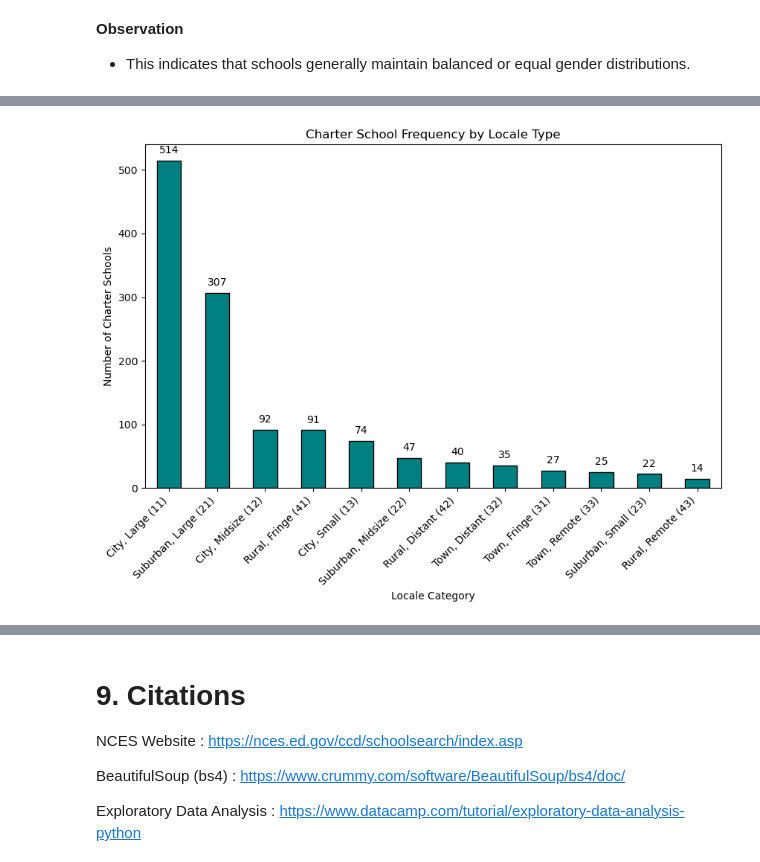
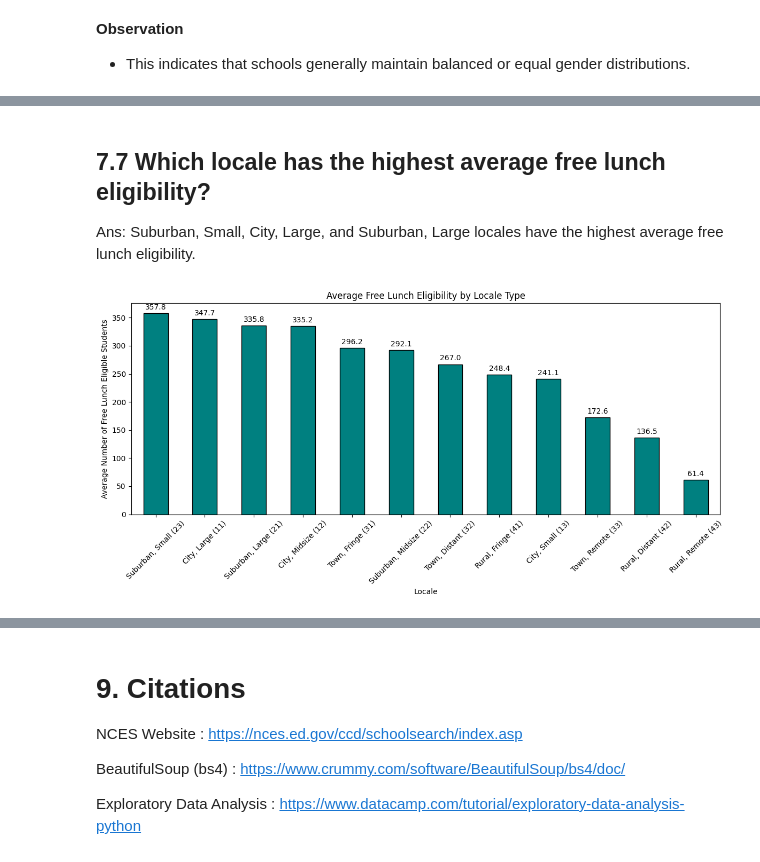
Before and after one commit to rodney-hong/eds-6340-project, a Jupyter notebook: Team 4_Midterm Project.ipynb, the cells around one changed output, grey strips where cells are left out. Drawn from its saved outputs; the diff is of its cells as text; code cells hidden in the pictures.

Commit message:
fixed formatting, replaced some data mining questions

```diff
--- a/Team 4_Midterm Project.ipynb
+++ b/Team 4_Midterm Project.ipynb
@@ -1834,18 +1894,0 @@ Ans: Yes, the vast majority of schools (approximately 95%) offer lunch support t
-# %%
-california_k12_schools['free_lunch_eligible'] = pd.to_numeric(california_k12_schools['free_lunch_eligible'], errors='coerce').fillna(0)
-california_k12_schools['reduced_lunch_eligible'] = pd.to_numeric(california_k12_schools['reduced_lunch_eligible'], errors='coerce').fillna(0)
-
-# Combined Support: Any school with > 0 in either category
-has_support = california_k12_schools[(california_k12_schools['free_lunch_eligible'] > 0) | (california_k12_schools['reduced_lunch_eligible'] > 0)].shape[0]
-# No Support: Schools with 0 in both categories
-no_support = california_k12_schools[(california_k12_schools['free_lunch_eligible'] == 0) & (california_k12_schools['reduced_lunch_eligible'] == 0)].shape[0]
-
-labels = ['Lunch Support (Combined)', 'No Support Recorded']
-counts = [has_support, no_support]
-total = sum(counts)
-
-plt.figure(figsize=(8,8))
-plt.pie(counts, labels=labels, autopct=lambda p: '{:,.0f} ({:.1f}%)'.format(p * total / 100, p),
-        colors=['teal', '#cccccc'], startangle=90, explode=(0.1, 0))
-plt.title(f'Lunch Support Participation ({total:,.0f} Total Schools)')
-plt.show()
@@ -1862,15 +1895,24 @@ Ans: Charter schools are most concentrated in 'City, Large' locales (514 schools
+# %% [markdown]
+## 7.7 Which locale has the highest average free lunch eligibility?
+
+Ans: Suburban, Small, City, Large, and Suburban, Large locales have the highest average free lunch eligibility.
 # %%
-# Dynamic locales counting with bar labels
-charter_locales = california_k12_schools[california_k12_schools['charter_school'] == 'Yes']['locale'].value_counts()
-plt.figure(figsize=(10,6))
-ax = charter_locales.plot(kind='bar', color='teal', edgecolor='black')
+locale_lunch = (california_k12_schools
+                .groupby('locale')['free_lunch_eligible']
+                .mean()
+                .sort_values(ascending=False))
+
+plt.figure(figsize=(12, 6))
+ax = locale_lunch.plot(kind='bar', color='teal', edgecolor='black')
 for p in ax.patches:
-    ax.annotate(str(p.get_height()), (p.get_x() + p.get_width()/2., p.get_height()),
-                ha='center', va='center', xytext=(0, 10), textcoords='offset points')
-plt.title('Charter School Frequency by Locale Type')
-plt.xlabel('Locale Category')
-plt.ylabel('Number of Charter Schools')
-plt.xticks(rotation=45, ha='right')
+    ax.annotate(f'{p.get_height():.1f}',
+                (p.get_x() + p.get_width() / 2., p.get_height()),
+                ha='center', va='center', xytext=(0, 8), textcoords='offset points')
+plt.title('Average Free Lunch Eligibility by Locale Type')
+plt.xlabel('Locale')
+plt.ylabel('Average Number of Free Lunch Eligible Students')
+plt.xticks(rotation=45)
+plt.tight_layout()
 plt.show()
 # %% [output]
-[figure, old version]
+[figure, new version]
```
Also changed, not shown: parts of 55 cells of this notebook.
